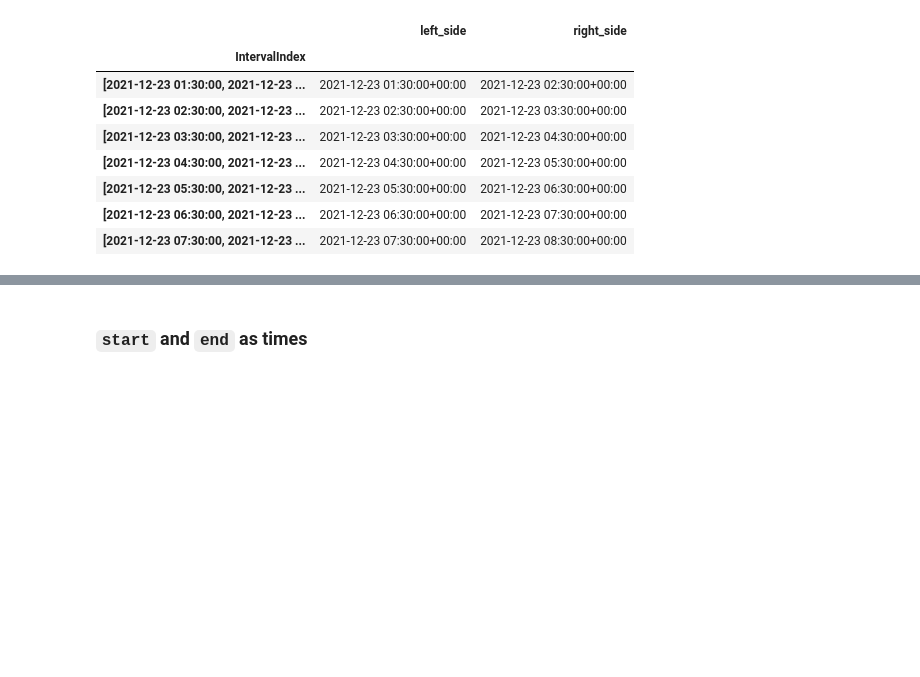
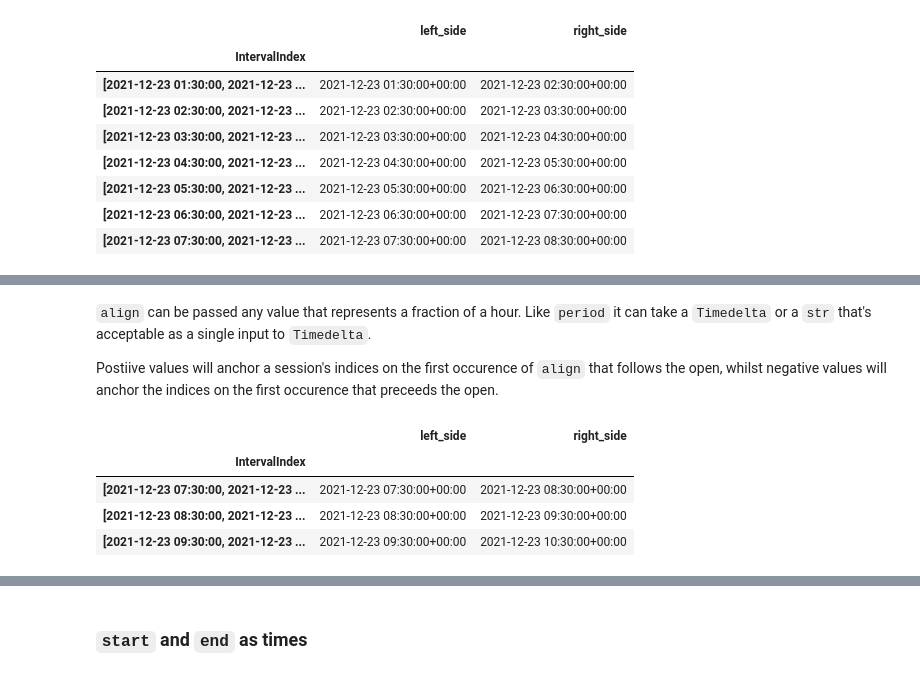
Before and after one commit to w3stling/exchange_calendars, a Jupyter notebook: docs/tutorials/trading_index.ipynb, the cells around one changed output, grey strips where cells are left out. Saved outputs shown, nothing was run; the diff lists cells and outputs as text; code cells hidden in the pictures; blank space fills up the shorter version.

```diff
--- a/docs/tutorials/trading_index.ipynb
+++ b/docs/tutorials/trading_index.ipynb
@@ -477,0 +515,13 @@ show_as_df(index)
+# %% [markdown]
+`align` can be passed any value that represents a fraction of a hour. Like `period` it can take a `Timedelta` or a `str` that's acceptable as a single input to `Timedelta`.
+
+Postiive values will anchor a session's indices on the first occurence of `align` that follows the open, whilst negative values will anchor the indices on the first occurence that preceeds the open.
+# %%
+index = xtae.trading_index(start, start, "1H", align="-30T")
+show_as_df(index)[:3]
+# %% [output]
+|  | left_side | right_side |
+| IntervalIndex |  |  |
+| [2021-12-23 07:30:00, 2021-12-23 ... | 2021-12-23 07:30:00+00:00 | 2021-12-23 08:30:00+00:00 |
+| [2021-12-23 08:30:00, 2021-12-23 ... | 2021-12-23 08:30:00+00:00 | 2021-12-23 09:30:00+00:00 |
+| [2021-12-23 09:30:00, 2021-12-23 ... | 2021-12-23 09:30:00+00:00 | 2021-12-23 10:30:00+00:00 |
```
Also changed, not shown: parts of 24 cells of this notebook, 1 other file.
